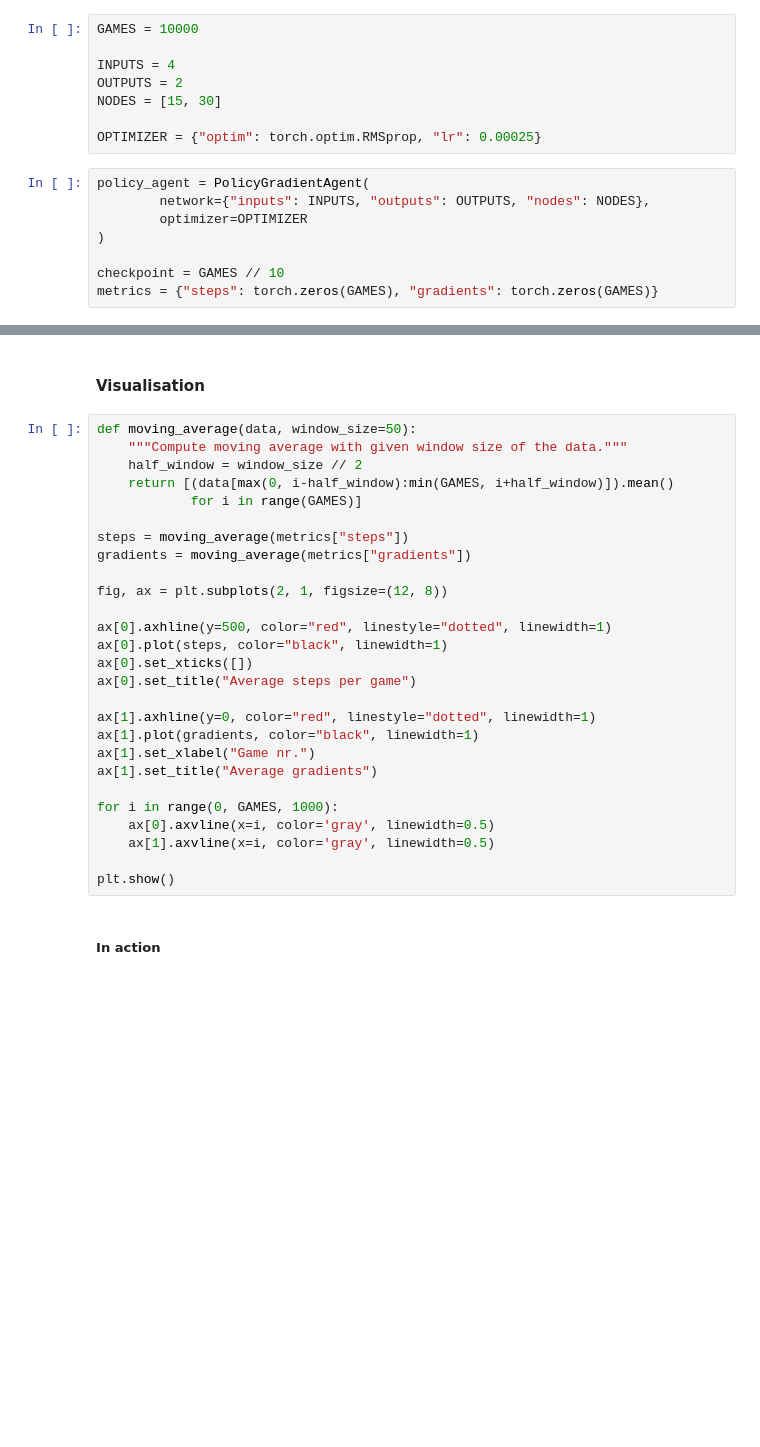
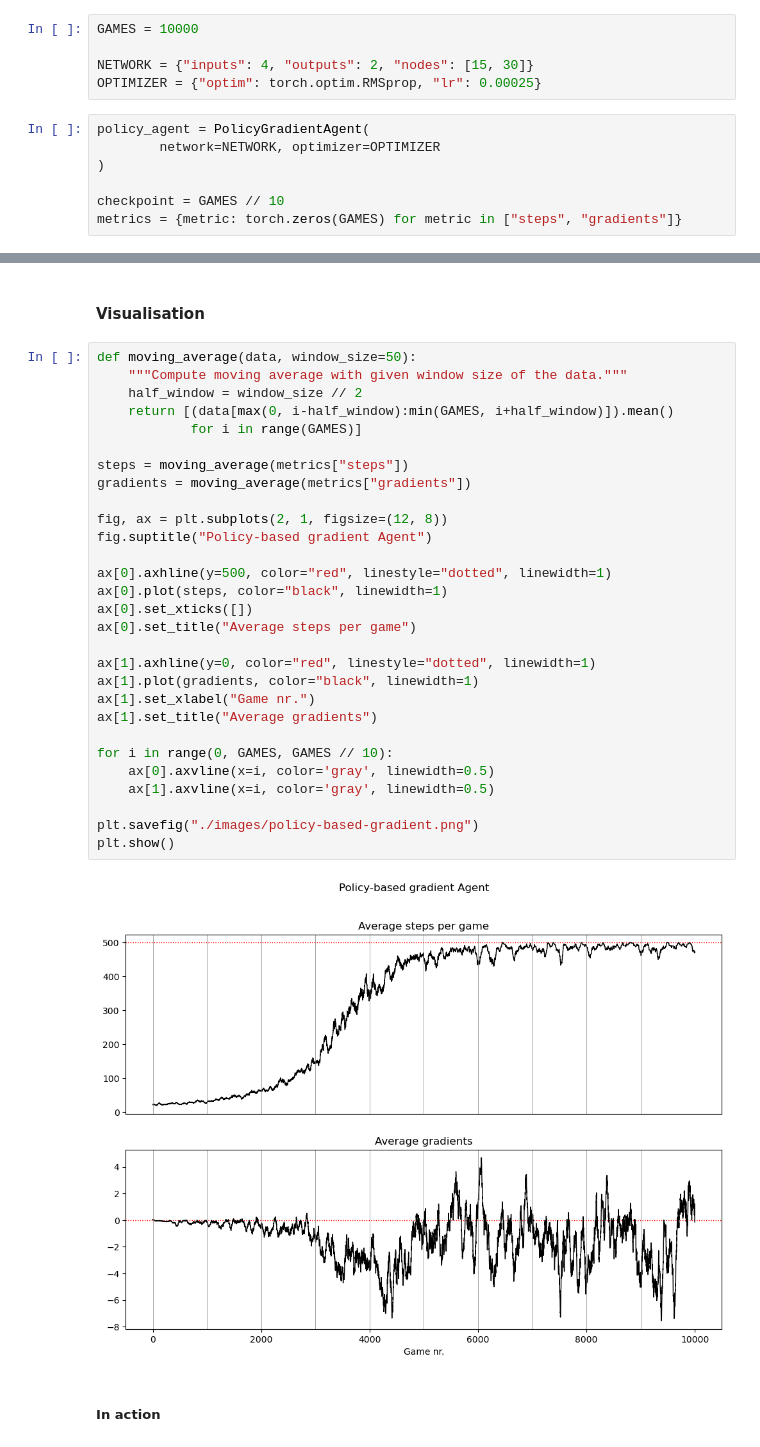
Before and after one commit to hallvardnmbu/reinforcement-learning, a Jupyter notebook: reinforcement-learning/policy-based-examples.ipynb, the cells around one changed output, grey strips where cells are left out. Saved outputs shown, nothing was run; the diff lists cells and outputs as text; blank space fills up the shorter version.

```diff
--- a/reinforcement-learning/policy-based-examples.ipynb
+++ b/reinforcement-learning/policy-based-examples.ipynb
@@ -24,19 +24,15 @@ environment = gym.make('CartPole-v1', render_mode="rgb_array")
 # %%
 GAMES = 10000
 
-INPUTS = 4
-OUTPUTS = 2
-NODES = [15, 30]
-
+NETWORK = {"inputs": 4, "outputs": 2, "nodes": [15, 30]}
 OPTIMIZER = {"optim": torch.optim.RMSprop, "lr": 0.00025}
 # %%
 policy_agent = PolicyGradientAgent(
-        network={"inputs": INPUTS, "outputs": OUTPUTS, "nodes": NODES},
-        optimizer=OPTIMIZER
+        network=NETWORK, optimizer=OPTIMIZER
 )
 
 checkpoint = GAMES // 10
-metrics = {"steps": torch.zeros(GAMES), "gradients": torch.zeros(GAMES)}
+metrics = {metric: torch.zeros(GAMES) for metric in ["steps", "gradients"]}
 # %%
 start = time.time()
 for game in range(1, GAMES + 1):
@@ -94,30 +92,34 @@ KeyboardInterrupt:
 # %%
 def moving_average(data, window_size=50):
     """Compute moving average with given window size of the data."""
     half_window = window_size // 2
     return [(data[max(0, i-half_window):min(GAMES, i+half_window)]).mean()
             for i in range(GAMES)]
 
 steps = moving_average(metrics["steps"])
 gradients = moving_average(metrics["gradients"])
 
 fig, ax = plt.subplots(2, 1, figsize=(12, 8))
+fig.suptitle("Policy-based gradient Agent")
 
 ax[0].axhline(y=500, color="red", linestyle="dotted", linewidth=1)
 ax[0].plot(steps, color="black", linewidth=1)
 ax[0].set_xticks([])
 ax[0].set_title("Average steps per game")
 
 ax[1].axhline(y=0, color="red", linestyle="dotted", linewidth=1)
 ax[1].plot(gradients, color="black", linewidth=1)
 ax[1].set_xlabel("Game nr.")
 ax[1].set_title("Average gradients")
 
-for i in range(0, GAMES, 1000):
+for i in range(0, GAMES, GAMES // 10):
     ax[0].axvline(x=i, color='gray', linewidth=0.5)
     ax[1].axvline(x=i, color='gray', linewidth=0.5)
 
+plt.savefig("./images/policy-based-gradient.png")
 plt.show()
+# %% [output]
+[figure, added]
 # %% [markdown]
 ##### In action
 # %%
```
Also changed, not shown: parts of 4 cells of this notebook, 7 other files.
